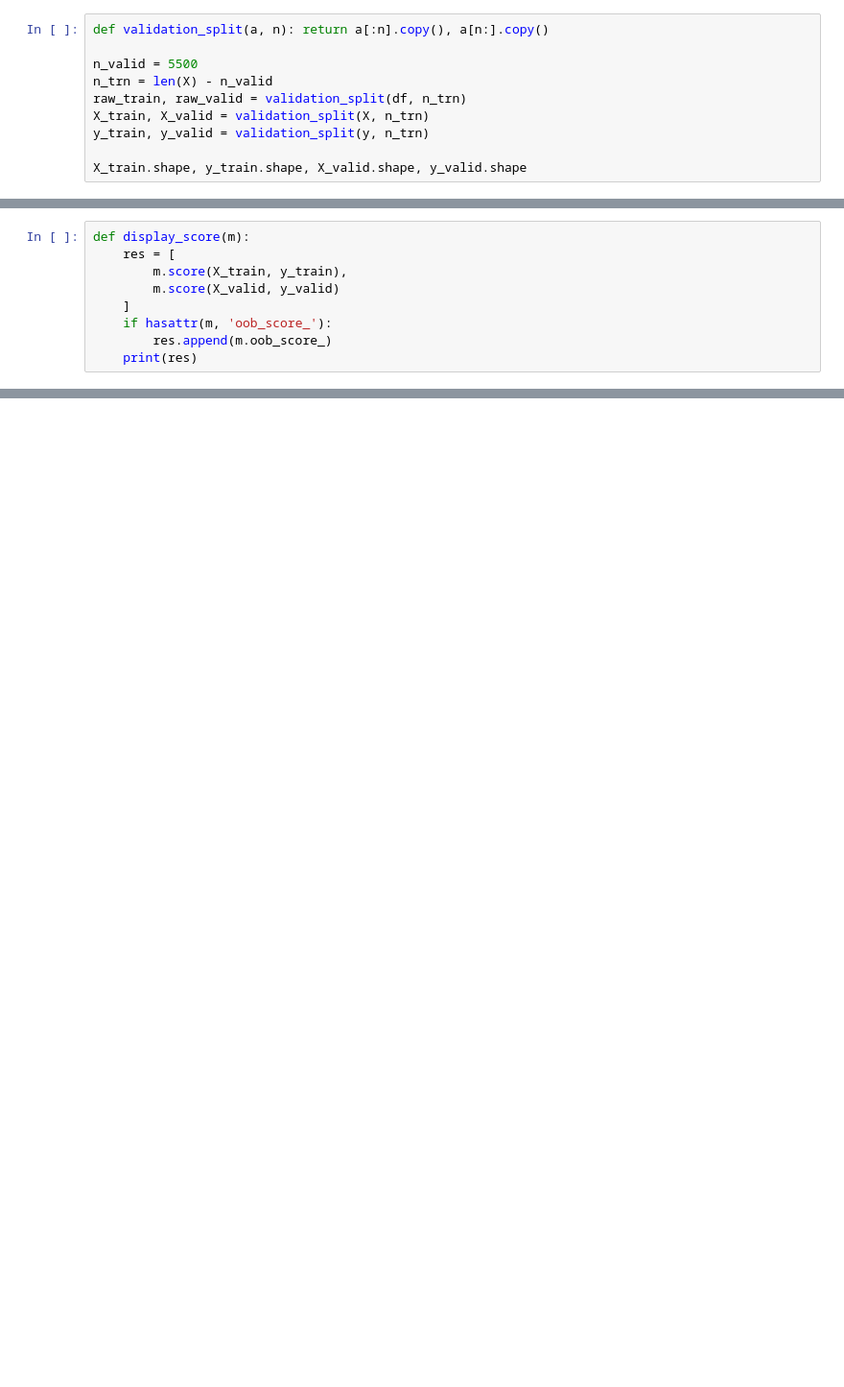
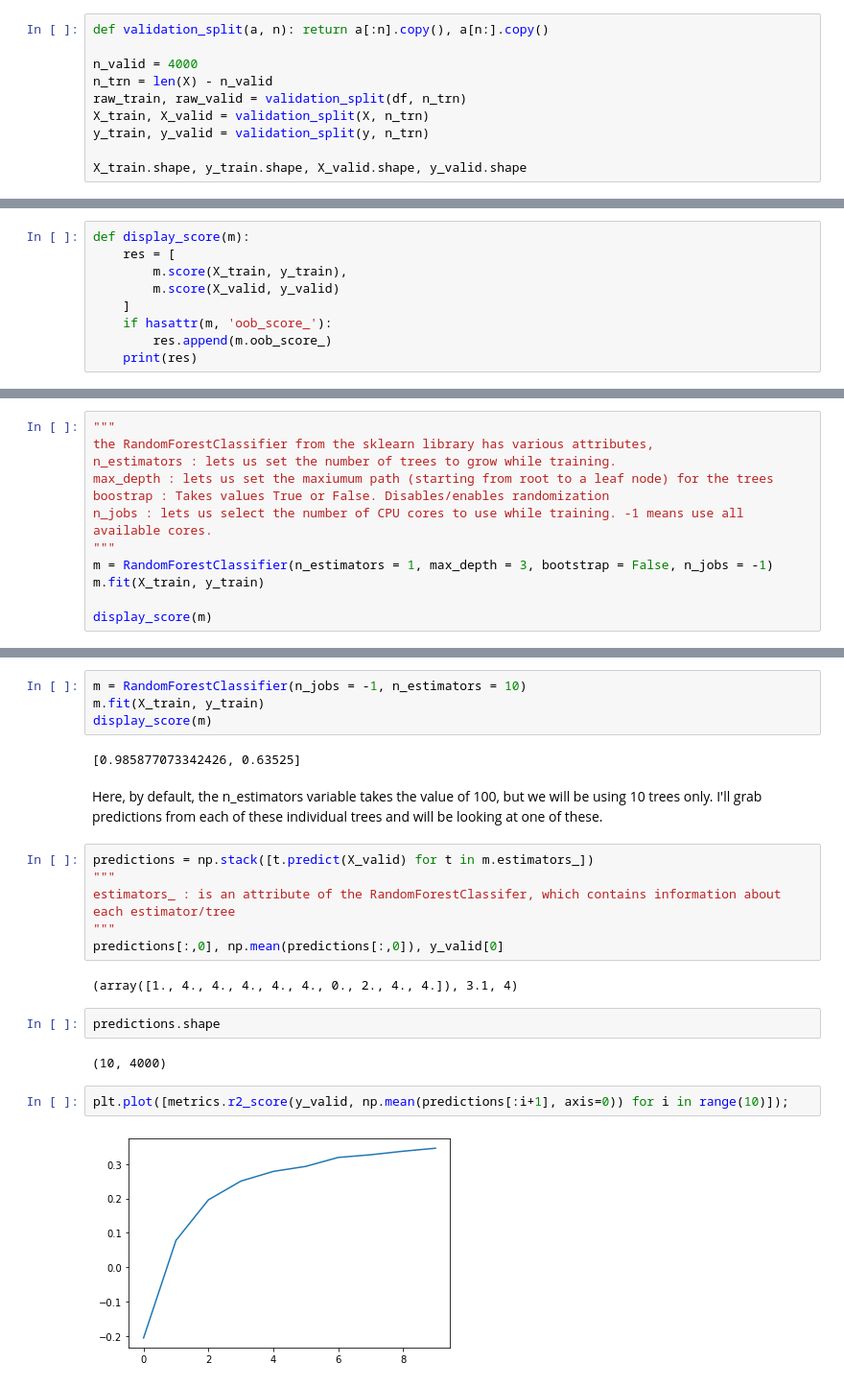
Before and after one commit to akanksha0411/machine-learning-lockdown-edition, a Jupyter notebook: shelter-animals-kaggle/shelter-animals-random-forest.ipynb, the cells around one changed output, grey strips where cells are left out. Shown at 96% size. Drawn from its saved outputs; the diff is of its cells as text; blank space fills up the shorter version.

```diff
--- a/shelter-animals-kaggle/shelter-animals-random-forest.ipynb
+++ b/shelter-animals-kaggle/shelter-animals-random-forest.ipynb
@@ -144,7 +159,7 @@ m.score(X, y)
 # %%
 def validation_split(a, n): return a[:n].copy(), a[n:].copy()
 
-n_valid = 5500
+n_valid = 4000
 n_trn = len(X) - n_valid
 raw_train, raw_valid = validation_split(df, n_trn)
 X_train, X_valid = validation_split(X, n_trn)
@@ -172,0 +194,12 @@ Wall time: 550 ms
+# %%
+"""
+the RandomForestClassifier from the sklearn library has various attributes,
+n_estimators : lets us set the number of trees to grow while training.
+max_depth : lets us set the maxiumum path (starting from root to a leaf node) for the trees
+boostrap : Takes values True or False. Disables/enables randomization
+n_jobs : lets us select the number of CPU cores to use while training. -1 means use all available cores.
+"""
+m = RandomForestClassifier(n_estimators = 1, max_depth = 3, bootstrap = False, n_jobs = -1)
+m.fit(X_train, y_train)
+
+display_score(m)
@@ -172,0 +210,24 @@ Wall time: 550 ms
+# %%
+m = RandomForestClassifier(n_jobs = -1, n_estimators = 10)
+m.fit(X_train, y_train)
+display_score(m)
+# %% [output]
+[0.985877073342426, 0.63525]
+# %% [markdown]
+Here, by default, the n_estimators variable takes the value of 100, but we will be using 10 trees only. I'll grab predictions from each of these individual trees and will be looking at one of these.
+# %%
+predictions = np.stack([t.predict(X_valid) for t in m.estimators_])
+"""
+estimators_ : is an attribute of the RandomForestClassifer, which contains information about each estimator/tree
+"""
+predictions[:,0], np.mean(predictions[:,0]), y_valid[0]
+# %% [output]
+(array([1., 4., 4., 4., 4., 4., 0., 2., 4., 4.]), 3.1, 4)
+# %%
+predictions.shape
+# %% [output]
+(10, 4000)
+# %%
+plt.plot([metrics.r2_score(y_valid, np.mean(predictions[:i+1], axis=0)) for i in range(10)]);
+# %% [output]
+[figure, added]
```
Also changed, not shown: parts of 48 cells of this notebook.
